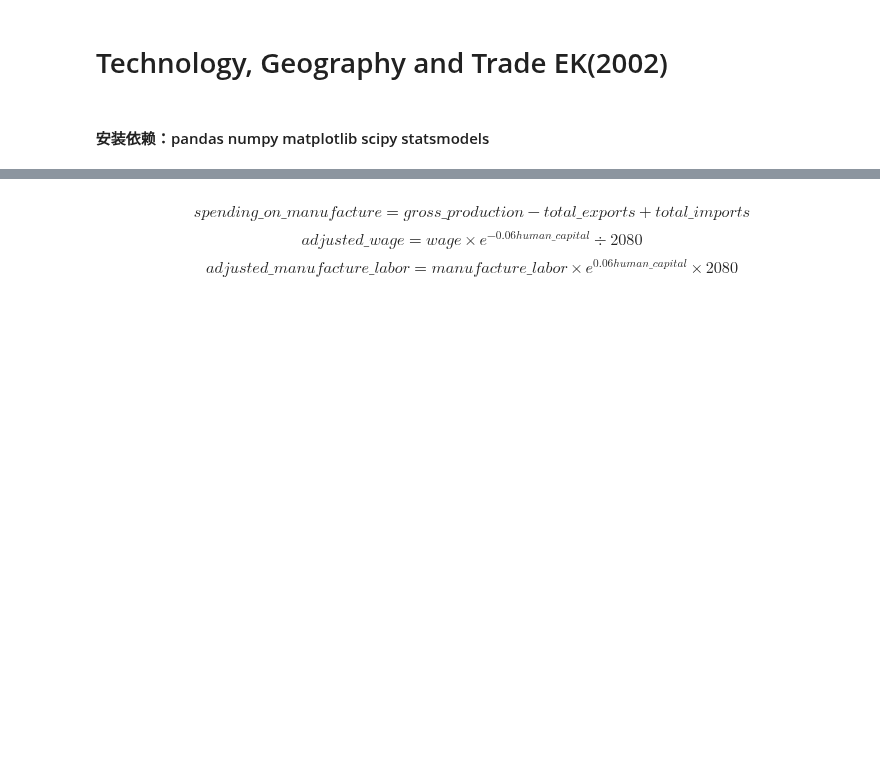
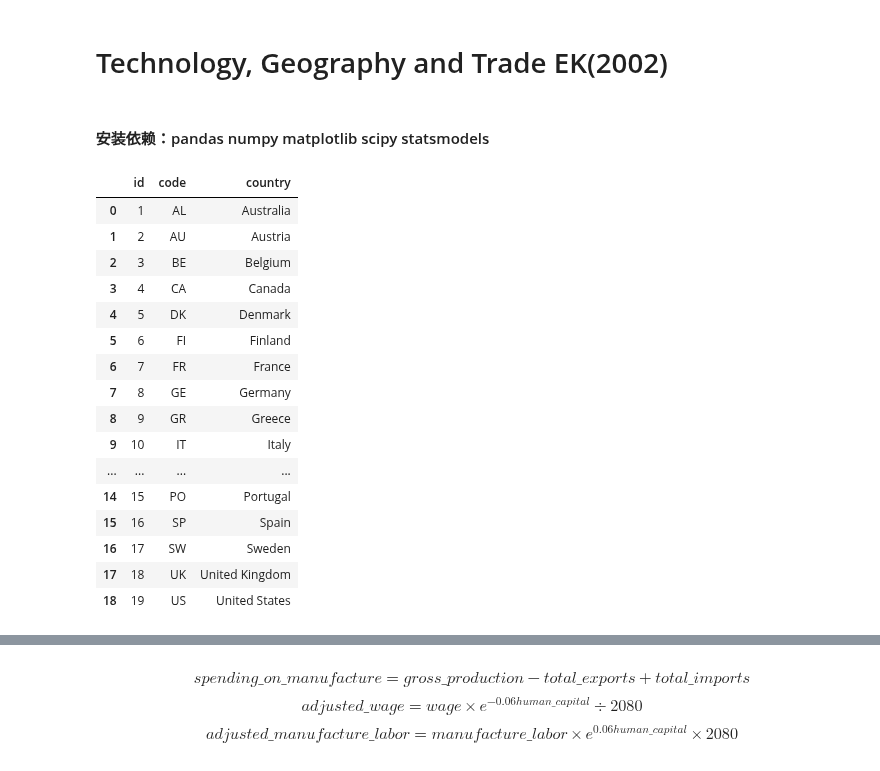
Before and after one commit to Yonnnnnne/EK2002, a Jupyter notebook: Technology, Geography and Trade/code.ipynb, the cells around one changed output, grey strips where cells are left out. Saved outputs shown, nothing was run; the diff lists cells and outputs as text; code cells hidden in the pictures; blank space fills up the shorter version.

```diff
--- a/Technology, Geography and Trade/code.ipynb
+++ b/Technology, Geography and Trade/code.ipynb
@@ -123,7 +123,26 @@ def make_multiindex_columns(
 # %%
 file_path = Path("country_code.csv")
 df_country = pd.read_csv(file_path)
 df_country = df_country.rename(columns={'name': 'country'})
+df_country
+# %% [output]
+|  | id | code | country |
+| 0 | 1 | AL | Australia |
+| 1 | 2 | AU | Austria |
+| 2 | 3 | BE | Belgium |
+| 3 | 4 | CA | Canada |
+| 4 | 5 | DK | Denmark |
+| 5 | 6 | FI | Finland |
+| 6 | 7 | FR | France |
+| 7 | 8 | GE | Germany |
+| 8 | 9 | GR | Greece |
+| 9 | 10 | IT | Italy |
+| ... | ... | ... | ... |
+| 14 | 15 | PO | Portugal |
+| 15 | 16 | SP | Spain |
+| 16 | 17 | SW | Sweden |
+| 17 | 18 | UK | United Kingdom |
+| 18 | 19 | US | United States |
 # %%
 def read_ek_data(filename, n_obs, n_vars, data_offset=16, dtype='<f8'):
     """
```
Also changed, not shown: parts of 8 cells of this notebook.
